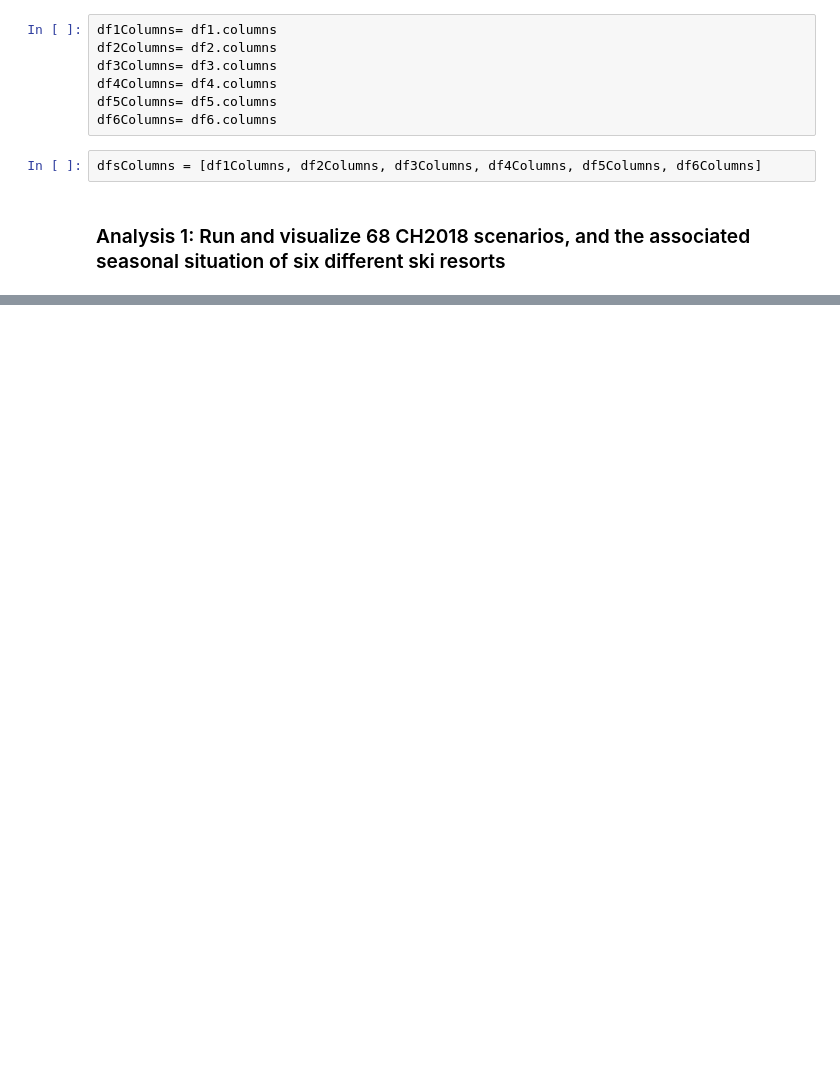
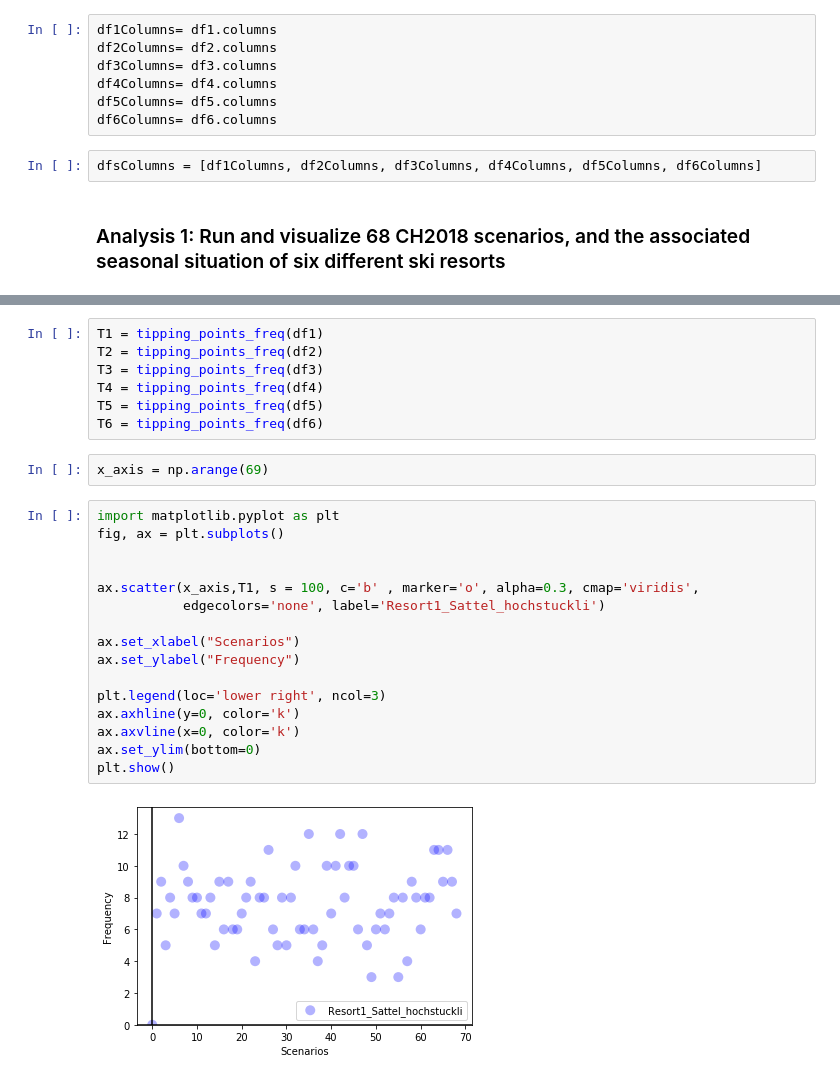
Before and after one commit to saeedashraf/Snow-Ski-Resort-DMDU, a Jupyter notebook: snowModel2_Visualization.ipynb, the cells around one changed output, grey strips where cells are left out. Drawn from its saved outputs; the diff is of its cells as text; blank space fills up the shorter version.

```diff
--- a/snowModel2_Visualization.ipynb
+++ b/snowModel2_Visualization.ipynb
@@ -67,0 +82,27 @@ plt.show()
+# %%
+T1 = tipping_points_freq(df1)
+T2 = tipping_points_freq(df2)
+T3 = tipping_points_freq(df3)
+T4 = tipping_points_freq(df4)
+T5 = tipping_points_freq(df5)
+T6 = tipping_points_freq(df6)
+# %%
+x_axis = np.arange(69)
+# %%
+import matplotlib.pyplot as plt
+fig, ax = plt.subplots()
+
+
+ax.scatter(x_axis,T1, s = 100, c='b' , marker='o', alpha=0.3, cmap='viridis',
+           edgecolors='none', label='Resort1_Sattel_hochstuckli')
+
+ax.set_xlabel("Scenarios")
+ax.set_ylabel("Frequency")
+
+plt.legend(loc='lower right', ncol=3)
+ax.axhline(y=0, color='k')
+ax.axvline(x=0, color='k')
+ax.set_ylim(bottom=0)
+plt.show()
+# %% [output]
+[figure, added]
```
Also changed, not shown: parts of 4 cells of this notebook.
